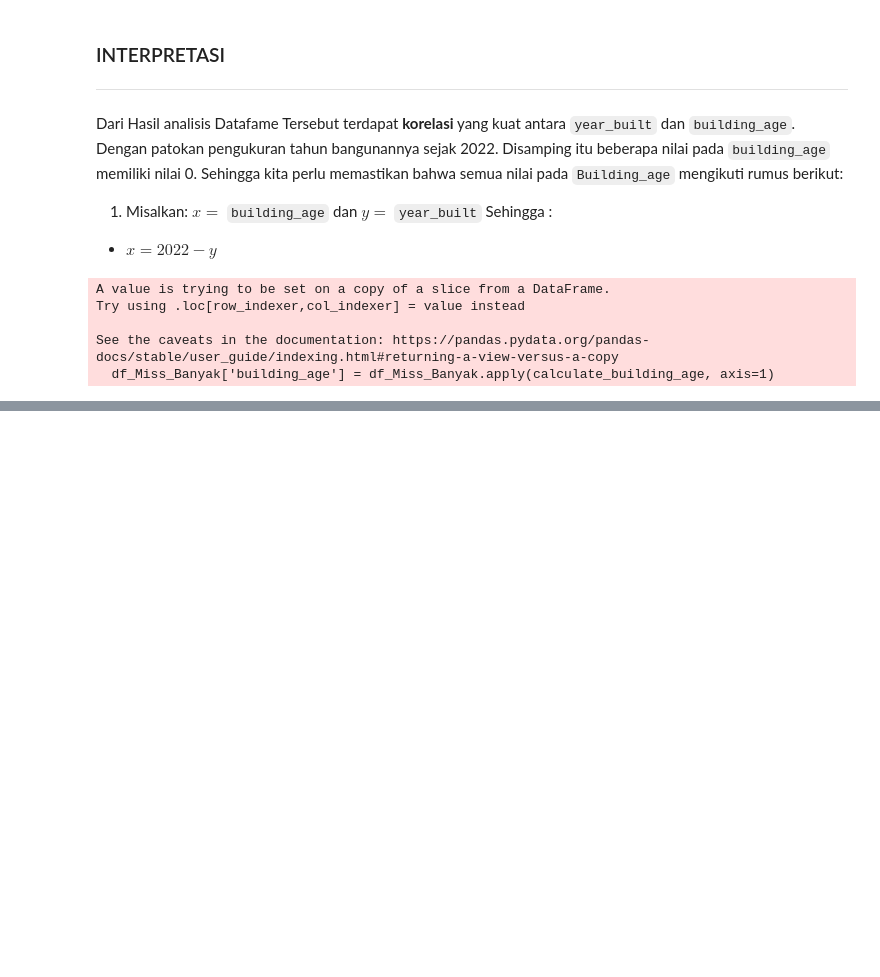
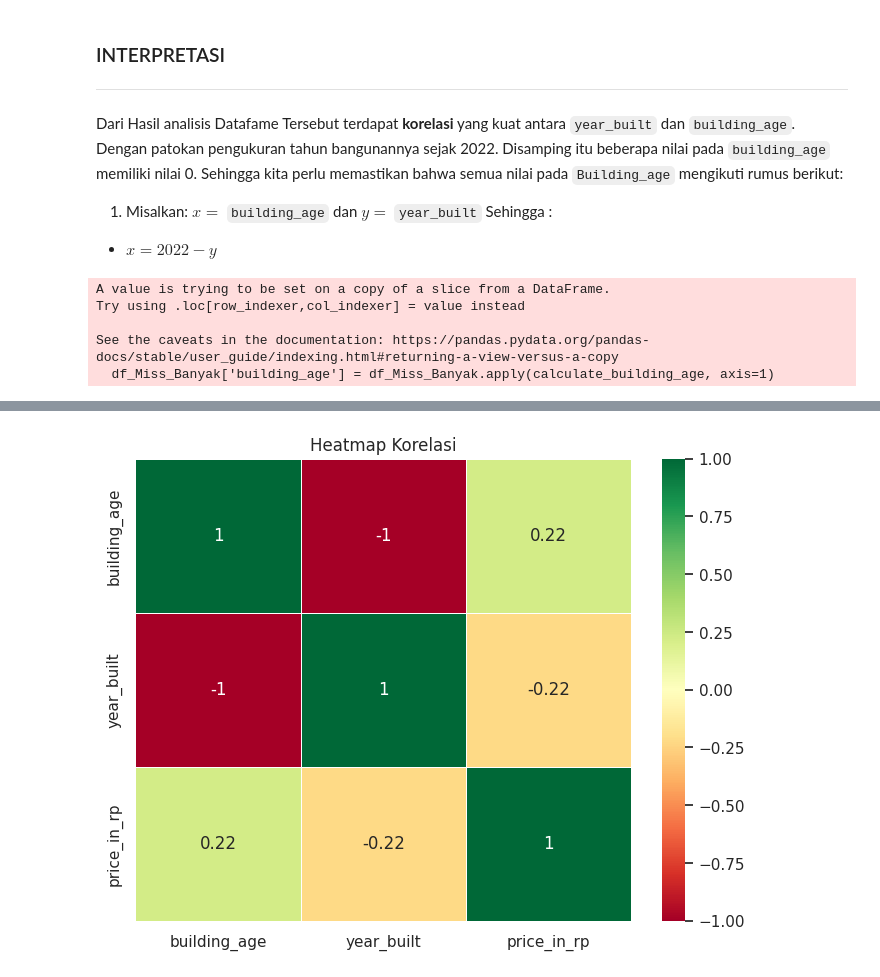
Before and after one commit to abdinegara783/ISFEST2023, a Jupyter notebook: ISFEST_Abdi.ipynb, the cells around one changed output, grey strips where cells are left out. Cells and saved outputs as stored; diff of their text form; code cells hidden in the pictures; blank space fills up the shorter version.

```diff
--- a/ISFEST_Abdi.ipynb
+++ b/ISFEST_Abdi.ipynb
@@ -321,0 +368,9 @@ plt.show()
+# %%
+# Menggunakan heatmap untuk visualisasi korelasi
+sns.set(style="whitegrid")
+plt.figure(figsize=(8, 6))
+sns.heatmap(df_Miss_Banyak[['building_age', 'year_built', 'price_in_rp']].corr(), annot=True, cmap='RdYlGn', linewidths=0.5)
+plt.title('Heatmap Korelasi')
+plt.show()
+# %% [output]
+[figure, added]
```
Also changed, not shown: parts of 16 cells of this notebook.
